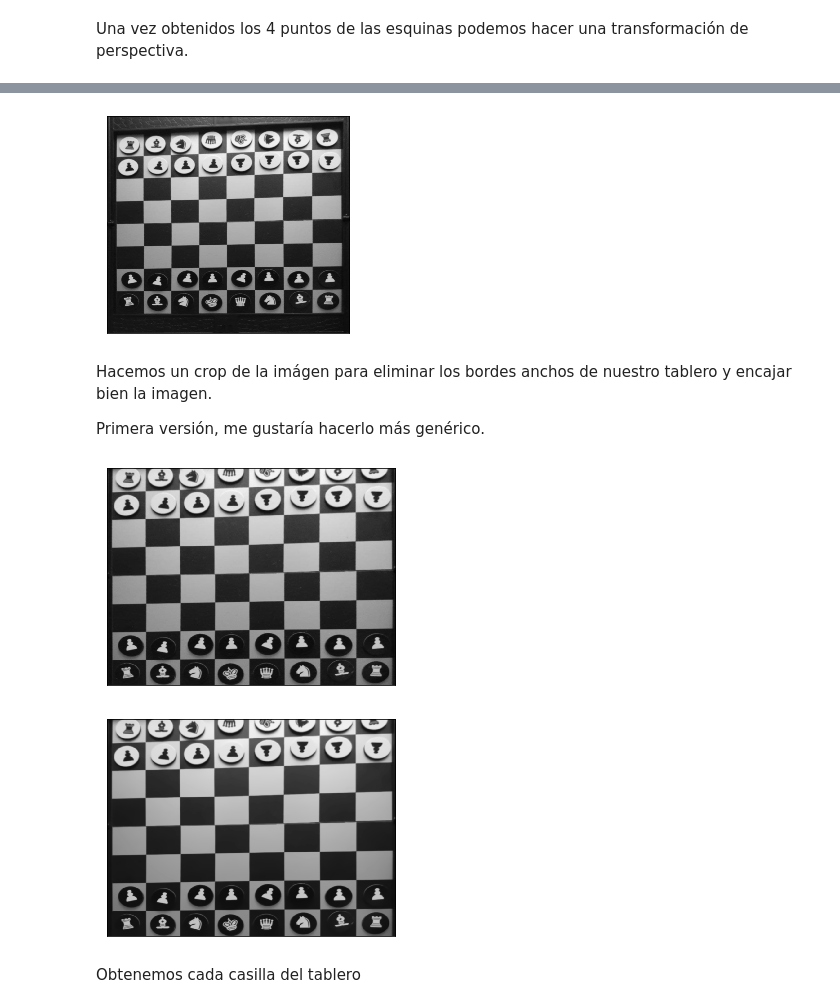
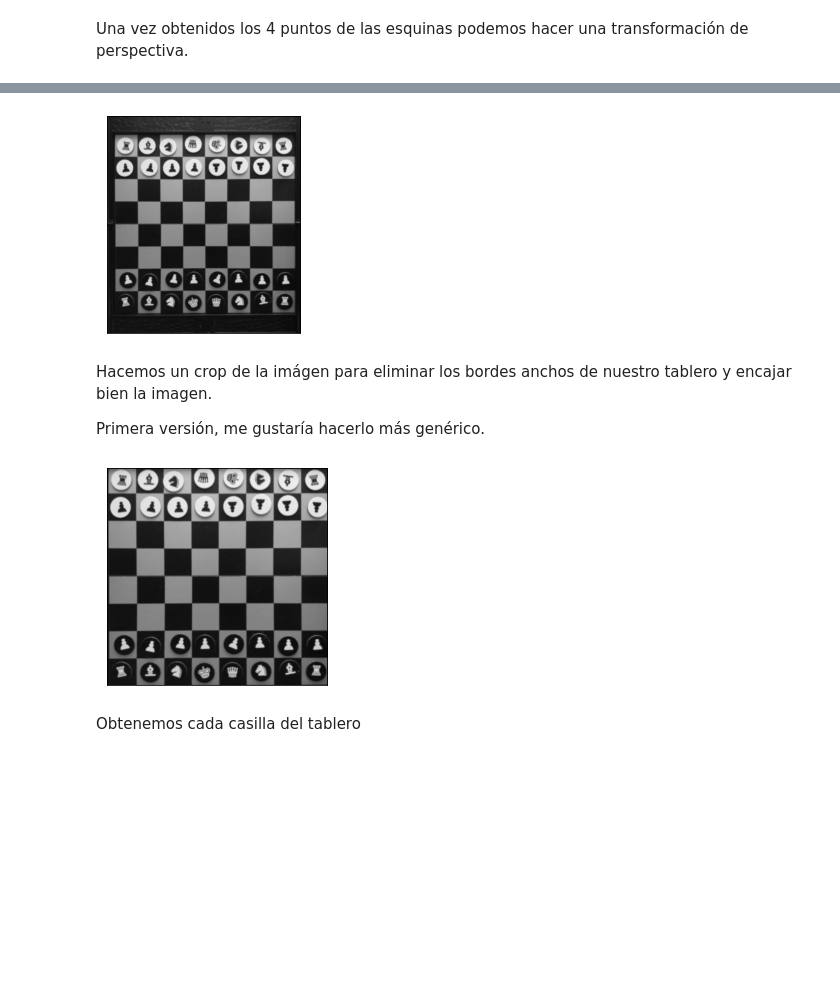
Before and after one commit to JGarruchoF/PID_Identificacion_de_fichas_tablero_ajedrez, a Jupyter notebook: AjedrezRecon.ipynb, the cells around one changed output, grey strips where cells are left out. Drawn from its saved outputs; the diff is of its cells as text; code cells hidden in the pictures; blank space fills up the shorter version.

```diff
--- a/AjedrezRecon.ipynb
+++ b/AjedrezRecon.ipynb
@@ -48,13 +48,13 @@ clase = {0:"vacio",
           12:"Peon negro"
          }
 # %%
-img = cv2.imread("imgs/tableros/06.jpg")
+img = cv2.imread("imgs/tableros/04.jpg")
 
 def preprocesarImagen(img):
 
     imgRes = cv2.GaussianBlur(img, (5,5), 1)
     imgRes = cv2.cvtColor(imgRes, cv2.COLOR_BGR2GRAY)
-    #imgRes = cv2.rotate(imgRes, cv2.cv2.ROTATE_180)
+    imgRes = cv2.rotate(imgRes, cv2.cv2.ROTATE_180)
 
     return imgRes
 
@@ -82,7 +82,7 @@ def invertirColores(img):
     img = 255-img
     return img
 def obtenerContornos(img):
-    _,contours, hierarchy = cv2.findContours(img, cv2.RETR_EXTERNAL, cv2.CHAIN_APPROX_SIMPLE)
+    contours, hierarchy = cv2.findContours(img, cv2.RETR_EXTERNAL, cv2.CHAIN_APPROX_SIMPLE)
     return contours
 
 imgModificada = invertirColores(imgModificada)
@@ -174,25 +164,23 @@ persp = cv2.getPerspectiveTransform(input, output)
 dst = cv2.warpPerspective(img, persp, (int(distancia(esquinas[1], esquinas[2])),int(distancia(esquinas[0], esquinas[1]))), cv2.INTER_LINEAR, borderMode=cv2.BORDER_CONSTANT, borderValue=(0,0,0))
 muestra(dst)
 # %% [output]
-[figure, old version]
+[figure, new version]
 # %% [markdown]
 Hacemos un crop de la imágen para eliminar los bordes anchos de nuestro tablero y encajar bien la imagen.
 
 Primera versión, me gustaría hacerlo más genérico.
 # %%
 def elimina_bordes(img):
-    bordeSup = int(0.1 * img.shape[0])
-    bordeLat = int(0.023 * img.shape[1])
+    bordeSup = int(0.093 * img.shape[0])
+    bordeLat = int(0.036 * img.shape[1])
     return img[bordeSup:img.shape[0]-bordeSup, bordeLat:img.shape[1]-bordeLat] # tablero sin bordes
 # %%
 crop = elimina_bordes(dst)
 muestra(crop)
 #ELIMINANDO RUIDO CON OPENCV
-crop = cv2.fastNlMeansDenoising(crop, None, 6)
-muestra(crop)
+#crop = cv2.fastNlMeansDenoising(crop, None, 6)
 # %% [output]
-[figure, old version]
+[figure, new version]
-[figure, removed]
 # %% [markdown]
 Obtenemos cada casilla del tablero
 # %%
```
Also changed, not shown: parts of 23 cells of this notebook.
